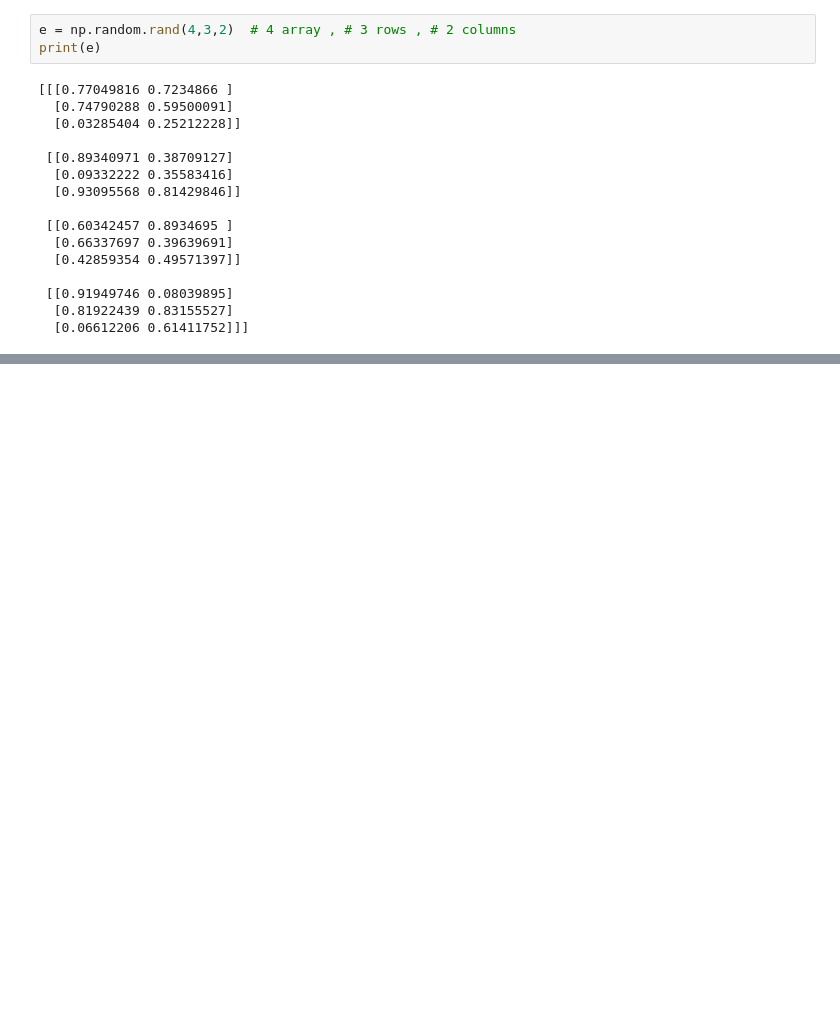
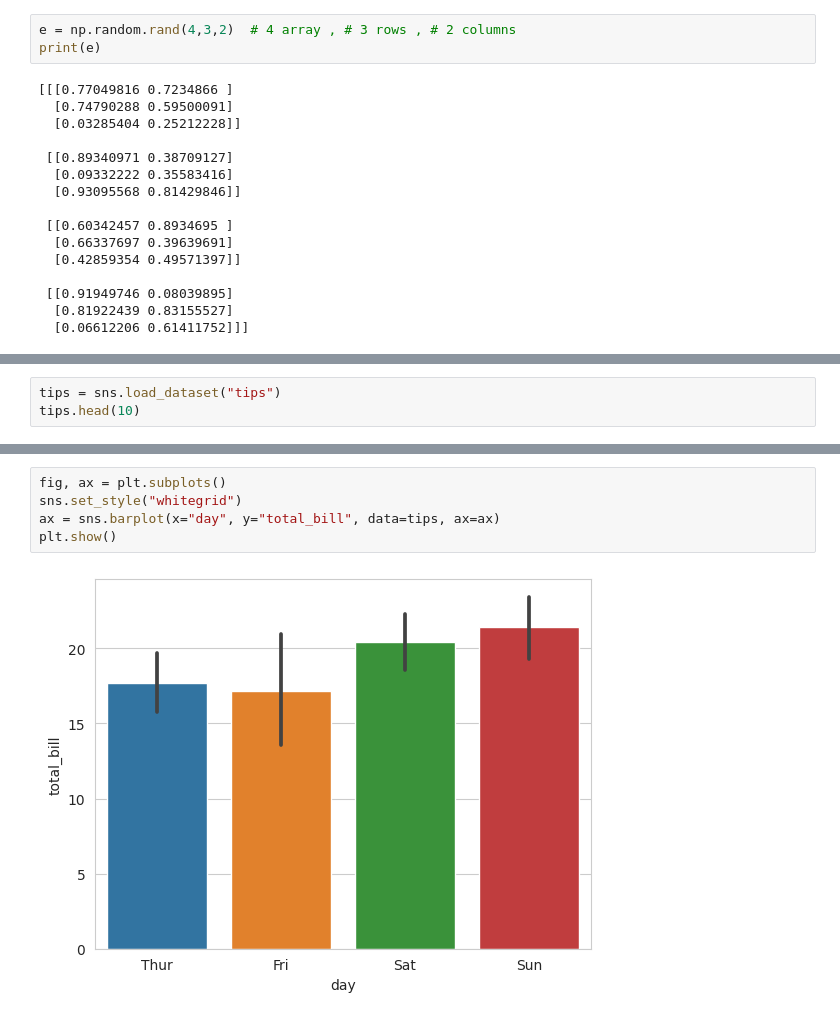
Before and after one commit to esaid/MachineLearning_pandas, a Jupyter notebook: Tutorial_ML.ipynb, the cells around one changed output, grey strips where cells are left out. Saved outputs shown, nothing was run; the diff lists cells and outputs as text; blank space fills up the shorter version.

```diff
--- a/Tutorial_ML.ipynb
+++ b/Tutorial_ML.ipynb
@@ -1119,0 +1209,3 @@ print(e)
+# %%
+tips = sns.load_dataset("tips")
+tips.head(10)
@@ -1119,0 +1224,7 @@ print(e)
+# %%
+fig, ax = plt.subplots()
+sns.set_style("whitegrid")
+ax = sns.barplot(x="day", y="total_bill", data=tips, ax=ax)
+plt.show()
+# %% [output]
+[figure, added]
```
Also changed, not shown: parts of 24 cells of this notebook.
